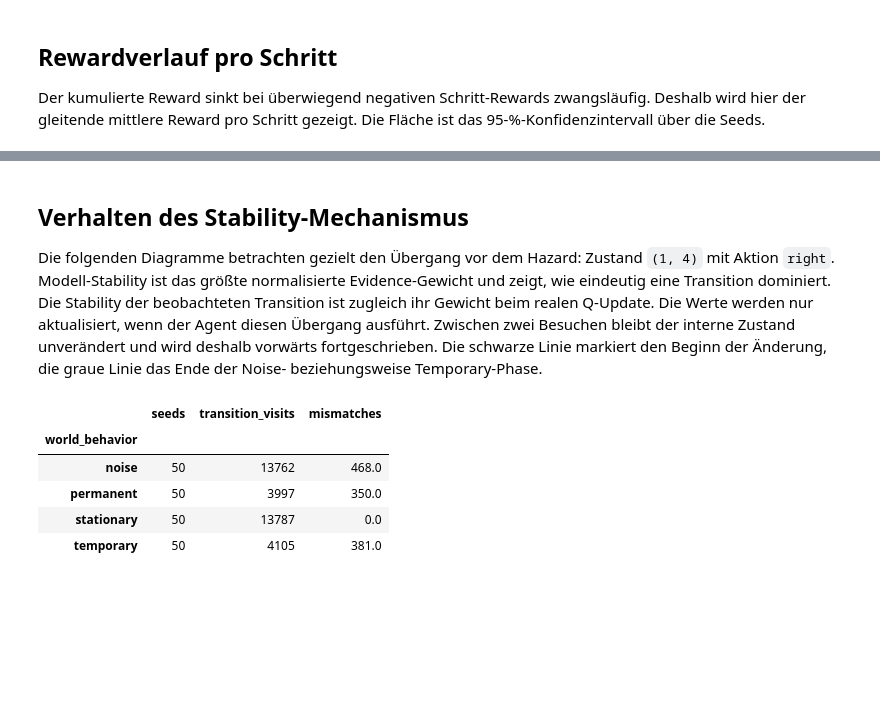
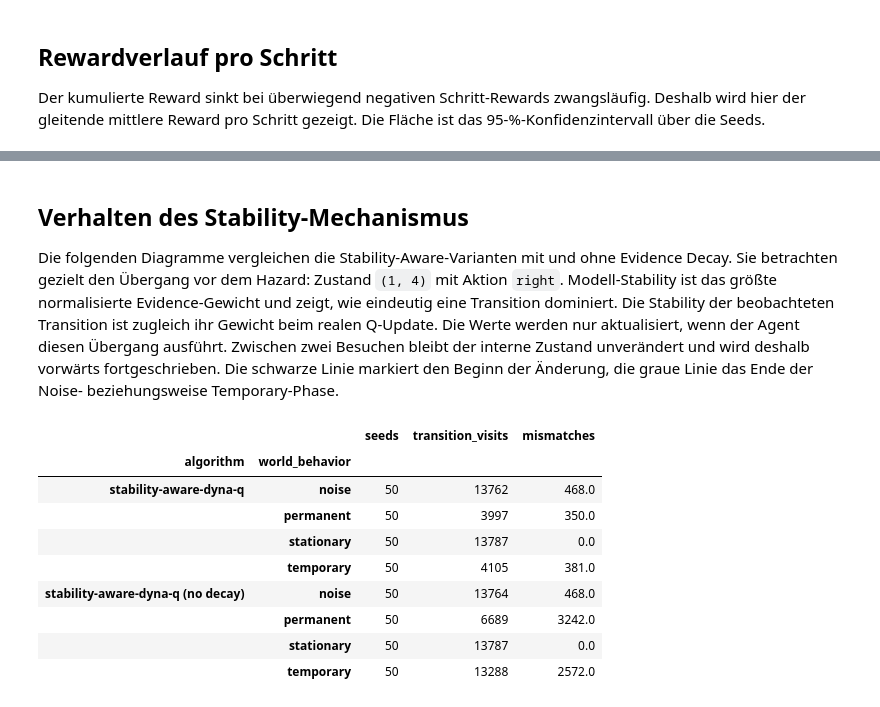
Before and after one commit to MerlinRoechert/structural-change-dyna-q, a Jupyter notebook: analysis/notebook/experiment_analysis.ipynb, the cells around one changed output, grey strips where cells are left out. Cells and saved outputs as stored; diff of their text form; code cells hidden in the pictures; blank space fills up the shorter version.

```diff
--- a/analysis/notebook/experiment_analysis.ipynb
+++ b/analysis/notebook/experiment_analysis.ipynb
@@ -61,6 +62,7 @@ with sqlite3.connect(DATABASE_PATH) as connection:
             run.environment,
             run.world_behavior,
             run.seed,
+            run.evidence_decay,
             run.change_step,
             run.change_duration
         FROM structural_change_experiments__steps AS step
@@ -78,6 +80,7 @@ with sqlite3.connect(DATABASE_PATH) as connection:
             run.environment,
             run.world_behavior,
             run.seed,
+            run.evidence_decay,
             run.change_step,
             run.change_duration
         FROM structural_change_experiments__episodes AS episode
@@ -88,7 +91,14 @@ with sqlite3.connect(DATABASE_PATH) as connection:
         connection,
     )
 
+NO_DECAY_ALGORITHM = "stability-aware-dyna-q (no decay)"
+
 for frame in (runs, steps, episodes):
+    no_decay = (
+        frame["algorithm"].eq("stability-aware-dyna-q")
+        & frame["evidence_decay"].eq(1.0)
+    )
+    frame.loc[no_decay, "algorithm"] = NO_DECAY_ALGORITHM
     frame["scenario"] = (
         frame["environment"] + " - " + frame["world_behavior"]
     )
@@ -368,9 +380,16 @@ display(stability_summary)
 # %% [markdown]
 ## Verhalten des Stability-Mechanismus
 
-Die folgenden Diagramme betrachten gezielt den Übergang vor dem Hazard: Zustand `(1, 4)` mit Aktion `right`. Modell-Stability ist das größte normalisierte Evidence-Gewicht und zeigt, wie eindeutig eine Transition dominiert. Die Stability der beobachteten Transition ist zugleich ihr Gewicht beim realen Q-Update. Die Werte werden nur aktualisiert, wenn der Agent diesen Übergang ausführt. Zwischen zwei Besuchen bleibt der interne Zustand unverändert und wird deshalb vorwärts fortgeschrieben. Die schwarze Linie markiert den Beginn der Änderung, die graue Linie das Ende der Noise- beziehungsweise Temporary-Phase.
+Die folgenden Diagramme vergleichen die Stability-Aware-Varianten mit und ohne Evidence Decay. Sie betrachten gezielt den Übergang vor dem Hazard: Zustand `(1, 4)` mit Aktion `right`. Modell-Stability ist das größte normalisierte Evidence-Gewicht und zeigt, wie eindeutig eine Transition dominiert. Die Stability der beobachteten Transition ist zugleich ihr Gewicht beim realen Q-Update. Die Werte werden nur aktualisiert, wenn der Agent diesen Übergang ausführt. Zwischen zwei Besuchen bleibt der interne Zustand unverändert und wird deshalb vorwärts fortgeschrieben. Die schwarze Linie markiert den Beginn der Änderung, die graue Linie das Ende der Noise- beziehungsweise Temporary-Phase.
 # %%
-MECHANISM_ALGORITHM = "stability-aware-dyna-q"
+MECHANISM_ALGORITHMS = [
+    "stability-aware-dyna-q",
+    NO_DECAY_ALGORITHM,
+]
+MECHANISM_ALGORITHM_LABELS = {
+    "stability-aware-dyna-q": "Decay 0.9",
+    NO_DECAY_ALGORITHM: "No decay 1.0",
+}
 MECHANISM_ENVIRONMENT = "two-routes"
 MECHANISM_STATE = (1, 4)
 MECHANISM_ACTION = "right"
@@ -388,7 +407,7 @@ MECHANISM_METRICS = [
 ]
 
 mechanism_observations = steps.loc[
-    steps["algorithm"].eq(MECHANISM_ALGORITHM)
+    steps["algorithm"].isin(MECHANISM_ALGORITHMS)
     & steps["environment"].eq(MECHANISM_ENVIRONMENT)
     & steps["world_behavior"].isin(MECHANISM_BEHAVIORS)
     & steps["state_row"].eq(MECHANISM_STATE[0])
@@ -425,40 +444,45 @@ for experiment_id, observations in mechanism_observations.groupby(
         observations["model_mismatch"].eq(1),
         "global_step",
     ]
     mismatch_events.loc[mismatch_steps] = 1.0
 
     run = observations.iloc[0]
     timeline["experiment_id"] = experiment_id
+    timeline["algorithm"] = run["algorithm"]
     timeline["seed"] = run["seed"]
     timeline["world_behavior"] = run["world_behavior"]
     timeline["mismatch_event"] = mismatch_events.to_numpy()
     timeline["mismatches_in_window"] = (
         mismatch_events.rolling(MISMATCH_WINDOW, min_periods=1)
         .sum()
         .to_numpy()
     )
     mechanism_timelines.append(timeline)
 
 mechanism_timeline = pd.concat(
     mechanism_timelines,
     ignore_index=True,
 )
 
 display(
-    mechanism_observations.groupby("world_behavior")
+    mechanism_observations.groupby(["algorithm", "world_behavior"])
     .agg(
         seeds=("seed", "nunique"),
         transition_visits=("global_step", "size"),
         mismatches=("model_mismatch", "sum"),
     )
 )
 # %% [output]
-|  | seeds | transition_visits | mismatches |
-| world_behavior |  |  |  |
-| noise | 50 | 13762 | 468.0 |
-| permanent | 50 | 3997 | 350.0 |
-| stationary | 50 | 13787 | 0.0 |
-| temporary | 50 | 4105 | 381.0 |
+|  |  | seeds | transition_visits | mismatches |
+| algorithm | world_behavior |  |  |  |
+| stability-aware-dyna-q | noise | 50 | 13762 | 468.0 |
+|  | permanent | 50 | 3997 | 350.0 |
+|  | stationary | 50 | 13787 | 0.0 |
+|  | temporary | 50 | 4105 | 381.0 |
+| stability-aware-dyna-q (no decay) | noise | 50 | 13764 | 468.0 |
+|  | permanent | 50 | 6689 | 3242.0 |
+|  | stationary | 50 | 13787 | 0.0 |
+|  | temporary | 50 | 13288 | 2572.0 |
 # %%
 metric_labels = {
     "stability_score": "Modell-Stability",
```
Also changed, not shown: parts of 7 cells of this notebook, 4 other files.
